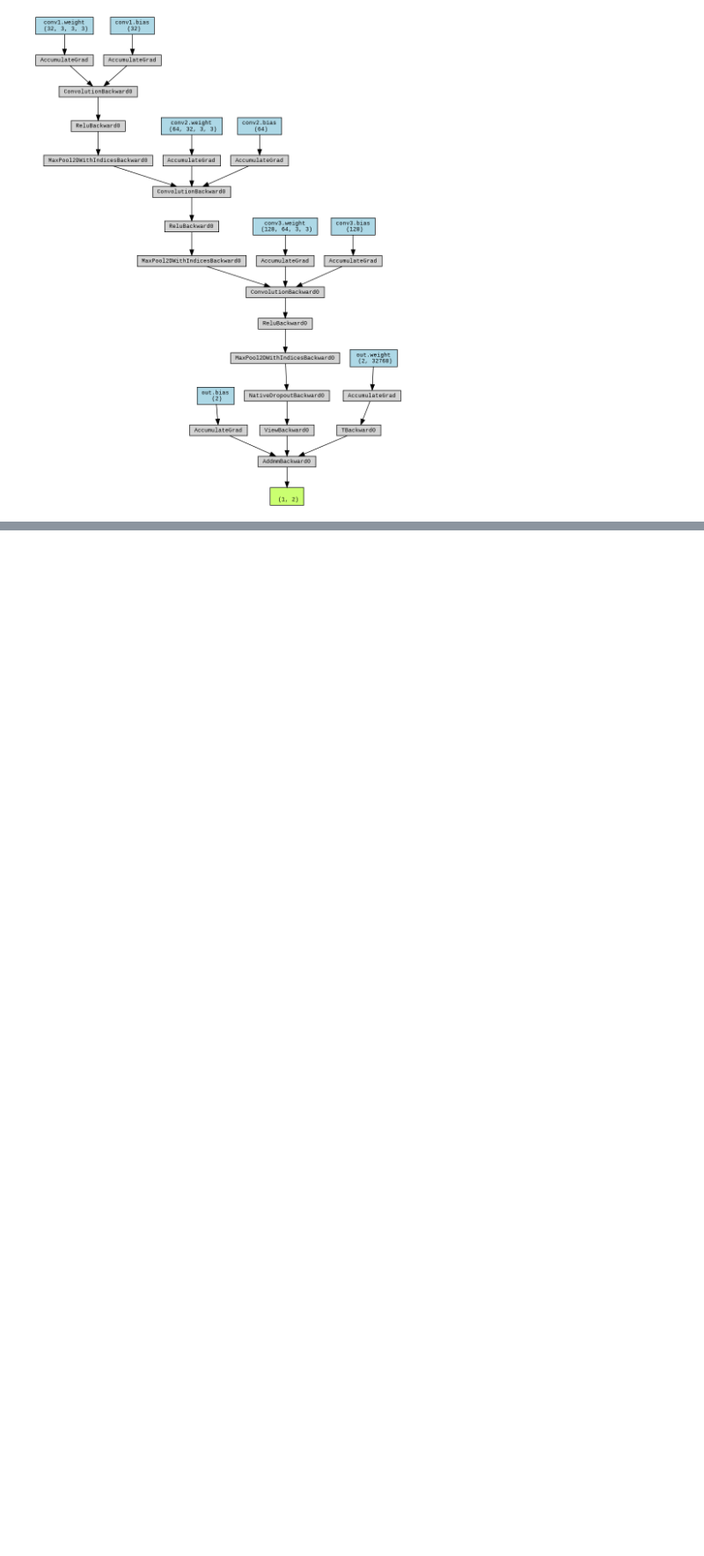
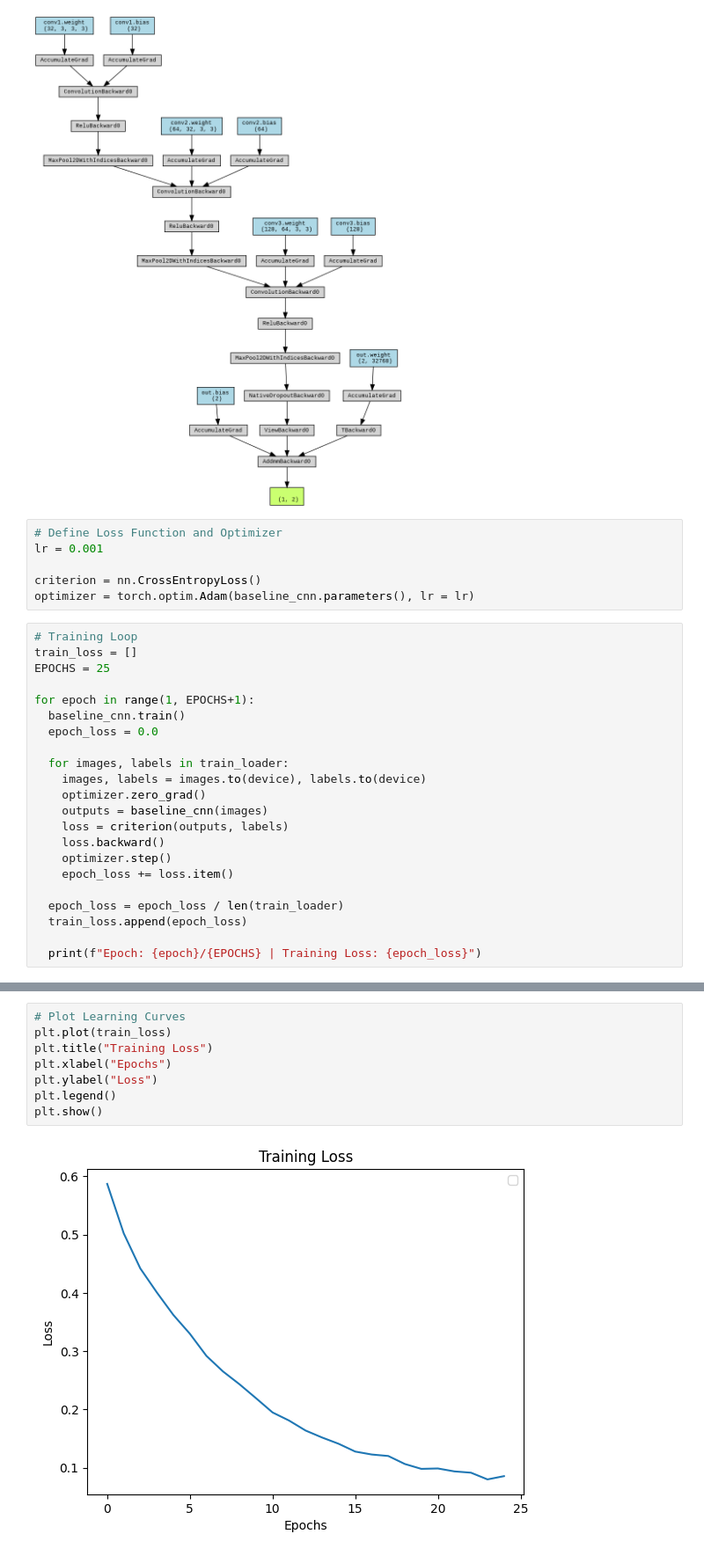
Before and after one commit to Hamza-Ali0237/PyTorch-Projects, a Jupyter notebook: Intermediate/PyTorch-TransferLearning.ipynb, the cells around one changed output, grey strips where cells are left out. Shown at 88% size. Cells and saved outputs as stored; diff of their text form; blank space fills up the shorter version.

Commit message:
Trained Baseline Model

```diff
--- a/Intermediate/PyTorch-TransferLearning.ipynb
+++ b/Intermediate/PyTorch-TransferLearning.ipynb
@@ -197,3 +197,31 @@ dot.render("baseline_cnn_graph", format = "png", cleanup = True)
 DisplayImage(filename = "baseline_cnn_graph.png")
 # %% [output]
 [figure]
+# %%
+# Define Loss Function and Optimizer
+lr = 0.001
+
+criterion = nn.CrossEntropyLoss()
+optimizer = torch.optim.Adam(baseline_cnn.parameters(), lr = lr)
+# %%
+# Training Loop
+train_loss = []
+EPOCHS = 25
+
+for epoch in range(1, EPOCHS+1):
+  baseline_cnn.train()
+  epoch_loss = 0.0
+
+  for images, labels in train_loader:
+    images, labels = images.to(device), labels.to(device)
+    optimizer.zero_grad()
+    outputs = baseline_cnn(images)
+    loss = criterion(outputs, labels)
+    loss.backward()
+    optimizer.step()
+    epoch_loss += loss.item()
+
+  epoch_loss = epoch_loss / len(train_loader)
+  train_loss.append(epoch_loss)
+
+  print(f"Epoch: {epoch}/{EPOCHS} | Training Loss: {epoch_loss}")
@@ -199,0 +246,10 @@ DisplayImage(filename = "baseline_cnn_graph.png")
+# %%
+# Plot Learning Curves
+plt.plot(train_loss)
+plt.title("Training Loss")
+plt.xlabel("Epochs")
+plt.ylabel("Loss")
+plt.legend()
+plt.show()
+# %% [output]
+[figure, added]
```
Also changed, not shown: parts of 1 cell of this notebook.
